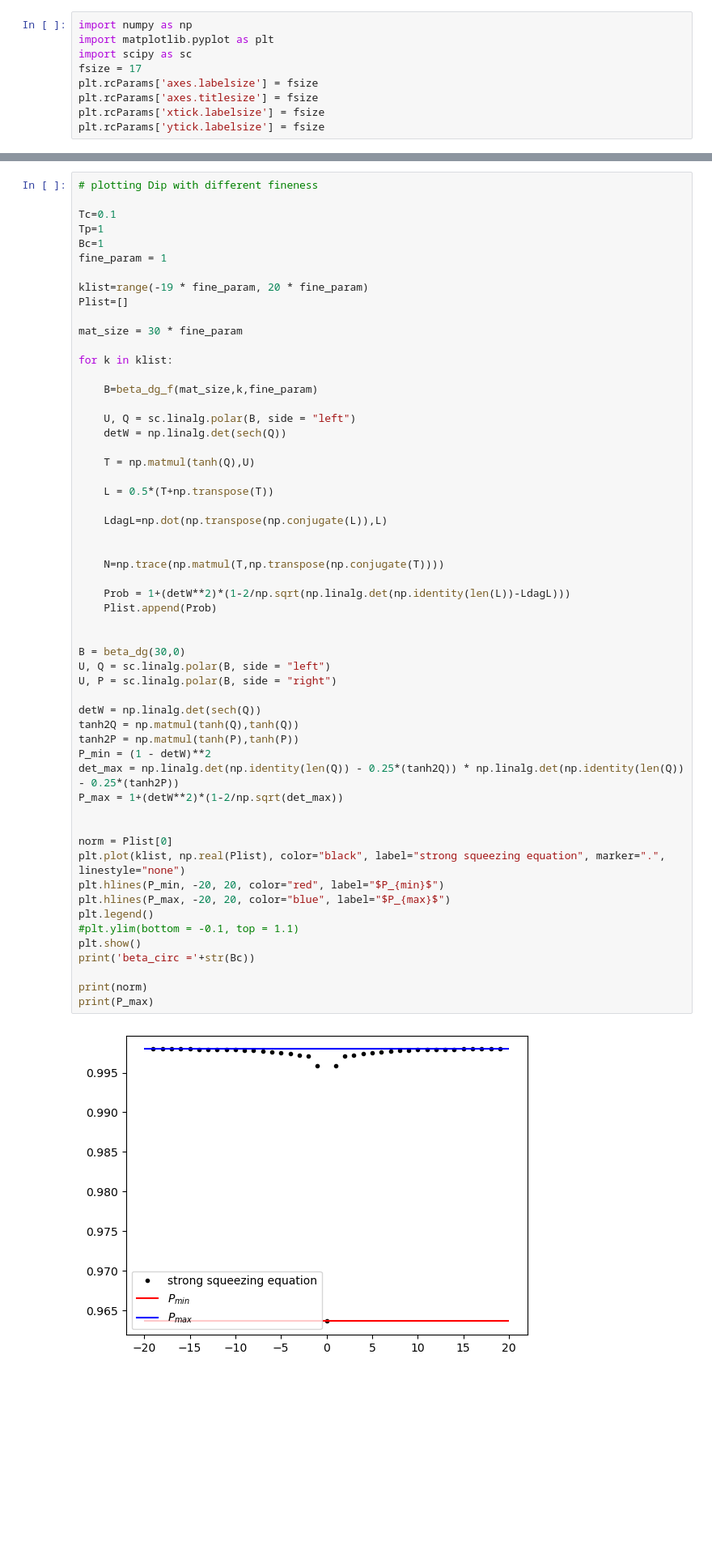
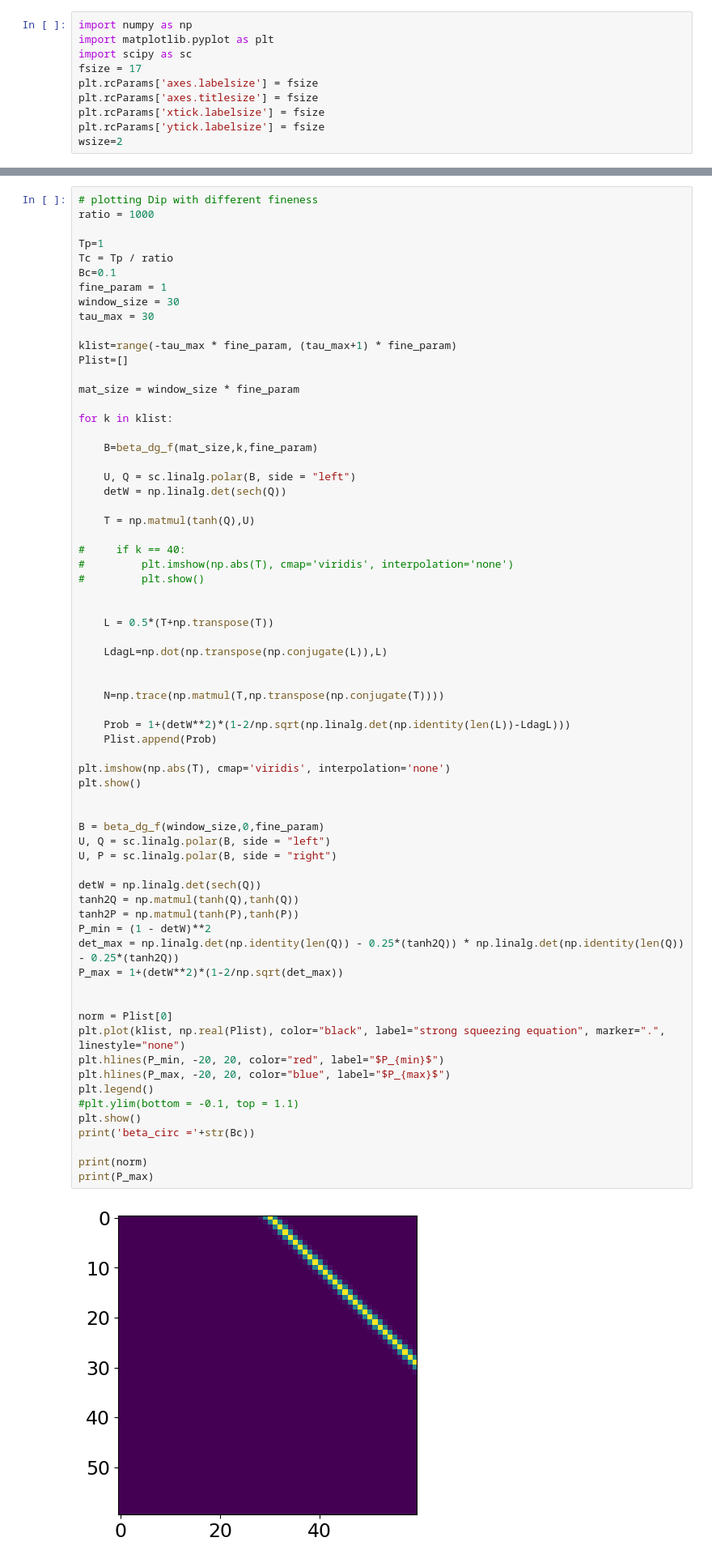
Before and after one commit to JKranias/Whittaker-Shannon-Decomposition, a Jupyter notebook: Whittaker-Shannon_code/Photodetection Paper Plots.ipynb, the cells around one changed output, grey strips where cells are left out. Shown at 81% size. Cells and saved outputs as stored; diff of their text form; blank space fills up the shorter version.

```diff
--- a/Whittaker-Shannon_code/Photodetection Paper Plots.ipynb
+++ b/Whittaker-Shannon_code/Photodetection Paper Plots.ipynb
@@ -7,6 +7,7 @@ plt.rcParams['axes.labelsize'] = fsize
 plt.rcParams['axes.titlesize'] = fsize
 plt.rcParams['xtick.labelsize'] = fsize
 plt.rcParams['ytick.labelsize'] = fsize
+wsize=2
 # %%
 def sinh(A):
 
@@ -567,16 +616,19 @@ def beta_vg_alt_f(num,k,f):
     return Bc/ f *np.array(r)
 # %%
 # plotting Dip with different fineness
+ratio = 1000
 
-Tc=0.1
 Tp=1
-Bc=1
+Tc = Tp / ratio
+Bc=0.1
 fine_param = 1
+window_size = 30
+tau_max = 30
 
-klist=range(-19 * fine_param, 20 * fine_param)
+klist=range(-tau_max * fine_param, (tau_max+1) * fine_param)
 Plist=[]
 
-mat_size = 30 * fine_param
+mat_size = window_size * fine_param
 
 for k in klist:
 
@@ -586,6 +638,11 @@ for k in klist:
     detW = np.linalg.det(sech(Q))
 
     T = np.matmul(tanh(Q),U)
+
+#     if k == 40:
+#         plt.imshow(np.abs(T), cmap='viridis', interpolation='none')
+#         plt.show()
+
 
     L = 0.5*(T+np.transpose(T))
 
@@ -593,33 +650,36 @@ for k in klist:
 
 
     N=np.trace(np.matmul(T,np.transpose(np.conjugate(T))))
 
     Prob = 1+(detW**2)*(1-2/np.sqrt(np.linalg.det(np.identity(len(L))-LdagL)))
     Plist.append(Prob)
 
+plt.imshow(np.abs(T), cmap='viridis', interpolation='none')
+plt.show()
 
-B = beta_dg(30,0)
+
+B = beta_dg_f(window_size,0,fine_param)
 U, Q = sc.linalg.polar(B, side = "left")
 U, P = sc.linalg.polar(B, side = "right")
 
 detW = np.linalg.det(sech(Q))
 tanh2Q = np.matmul(tanh(Q),tanh(Q))
 tanh2P = np.matmul(tanh(P),tanh(P))
 P_min = (1 - detW)**2
-det_max = np.linalg.det(np.identity(len(Q)) - 0.25*(tanh2Q)) * np.linalg.det(np.identity(len(Q)) - 0.25*(tanh2P))
+det_max = np.linalg.det(np.identity(len(Q)) - 0.25*(tanh2Q)) * np.linalg.det(np.identity(len(Q)) - 0.25*(tanh2Q))
 P_max = 1+(detW**2)*(1-2/np.sqrt(det_max))
 
 
 norm = Plist[0]
 plt.plot(klist, np.real(Plist), color="black", label="strong squeezing equation", marker=".", linestyle="none")
 plt.hlines(P_min, -20, 20, color="red", label="$P_{min}$")
 plt.hlines(P_max, -20, 20, color="blue", label="$P_{max}$")
 plt.legend()
 #plt.ylim(bottom = -0.1, top = 1.1)
 plt.show()
 print('beta_circ ='+str(Bc))
 
 print(norm)
 print(P_max)
 # %% [output]
-[figure, old version]
+[figure, new version]
```
Also changed, not shown: parts of 11 cells of this notebook, 12 other files.
